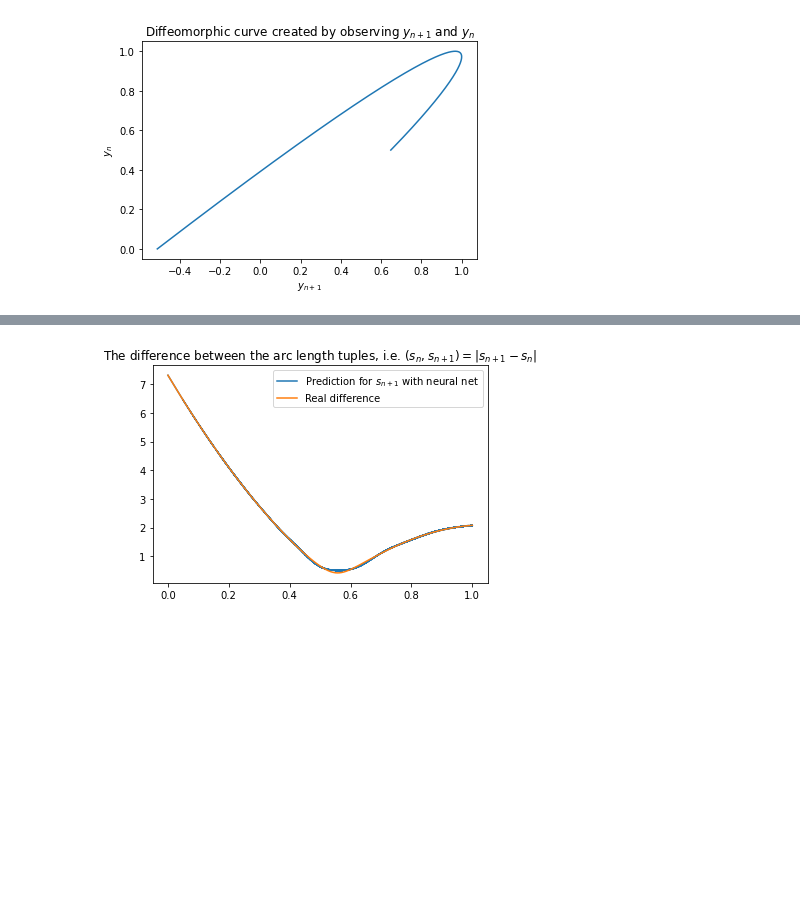
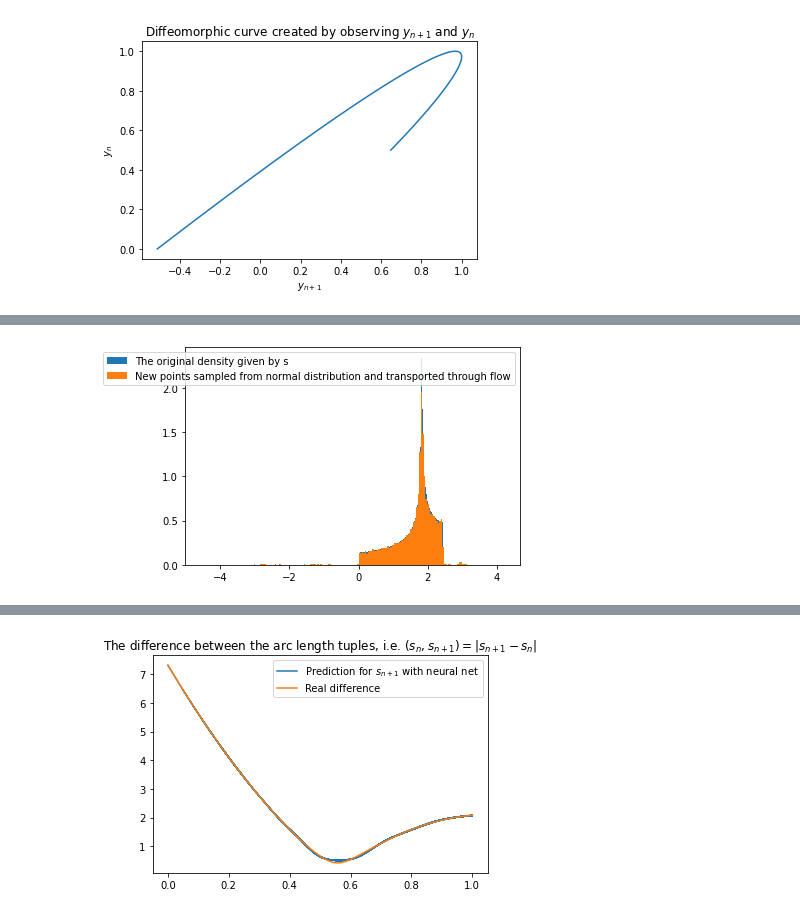
Before and after one commit to plainerman/density-transport, a Jupyter notebook: full_one_dimensional.ipynb, the cells around one changed output, grey strips where cells are left out. Cells and saved outputs as stored; diff of their text form; code cells hidden in the pictures; blank space fills up the shorter version.

```diff
--- a/full_one_dimensional.ipynb
+++ b/full_one_dimensional.ipynb
@@ -28,0 +56,12 @@ plt.show()
+# %%
+import flows.utils
+import torch
+
+flow_dist, transform = flows.utils.normal_to_samples(alen.reshape(-1, 1), steps=2001, lr=5e-3)
+s_samples = flow_dist.sample(torch.Size([observe.samplesize])).detach().numpy()
+
+plt.hist(alen, bins=200, density=True, label="The original density given by s")
+plt.hist(s_samples, bins=200, density=True, label='New points sampled from normal distribution and transported through flow')
+plt.legend()
+plt.show()
+# %% [output]
@@ -28,0 +79 @@ plt.show()
+[figure, added]
```
Also changed, not shown: parts of 17 cells of this notebook.
